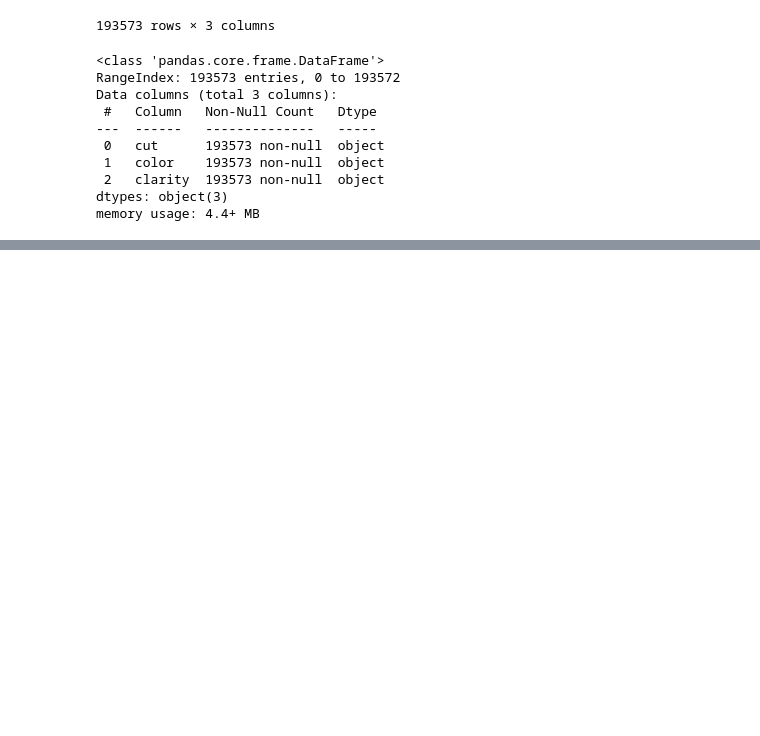
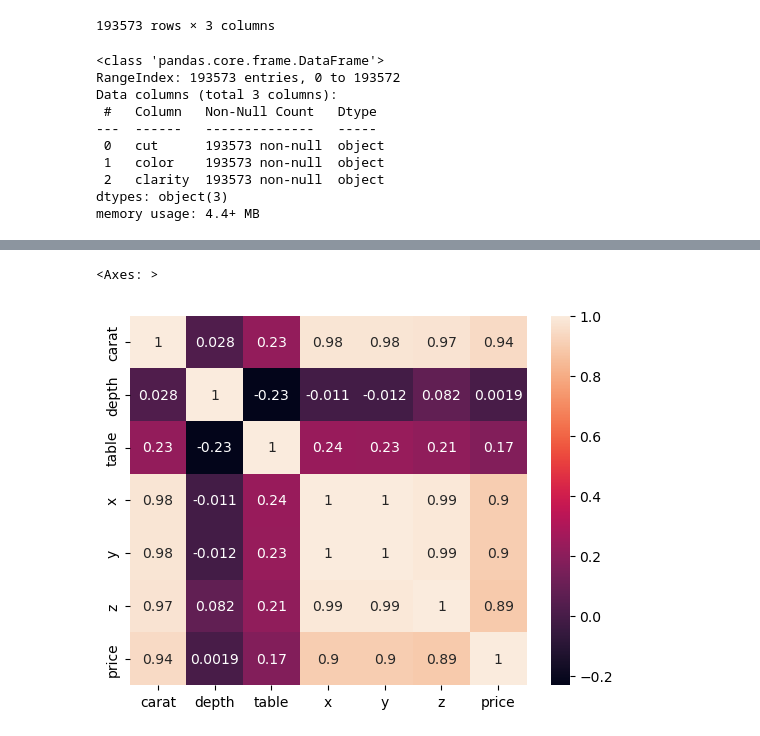
Before and after one commit to suprriyo/firstproject, a Jupyter notebook: experiment/experiments.ipynb, the cells around one changed output, grey strips where cells are left out. Saved outputs shown, nothing was run; the diff lists cells and outputs as text; code cells hidden in the pictures; blank space fills up the shorter version.

```diff
--- a/experiment/experiments.ipynb
+++ b/experiment/experiments.ipynb
@@ -239,0 +290,5 @@ memory usage: 4.4+ MB
+# %%
+sns.heatmap(data[num_columns].corr(),annot=True)
+# %% [output]
+<Axes: >
+[figure, added]
```
Also changed, not shown: parts of 7 cells of this notebook.
